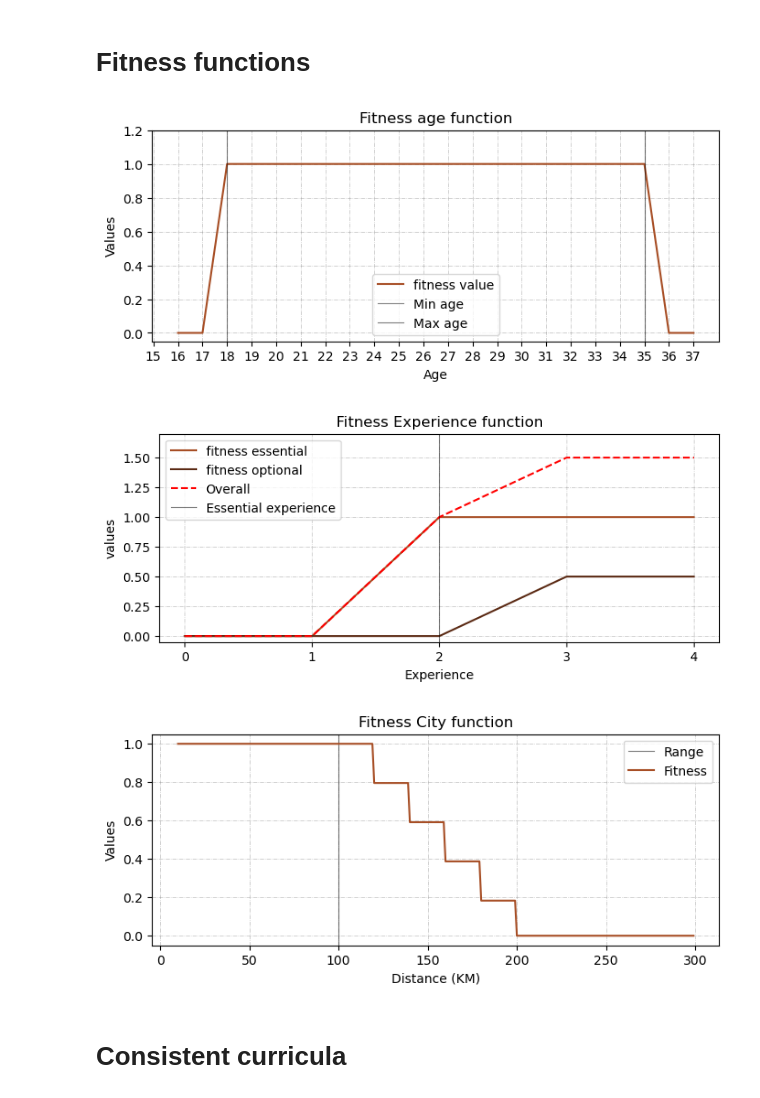
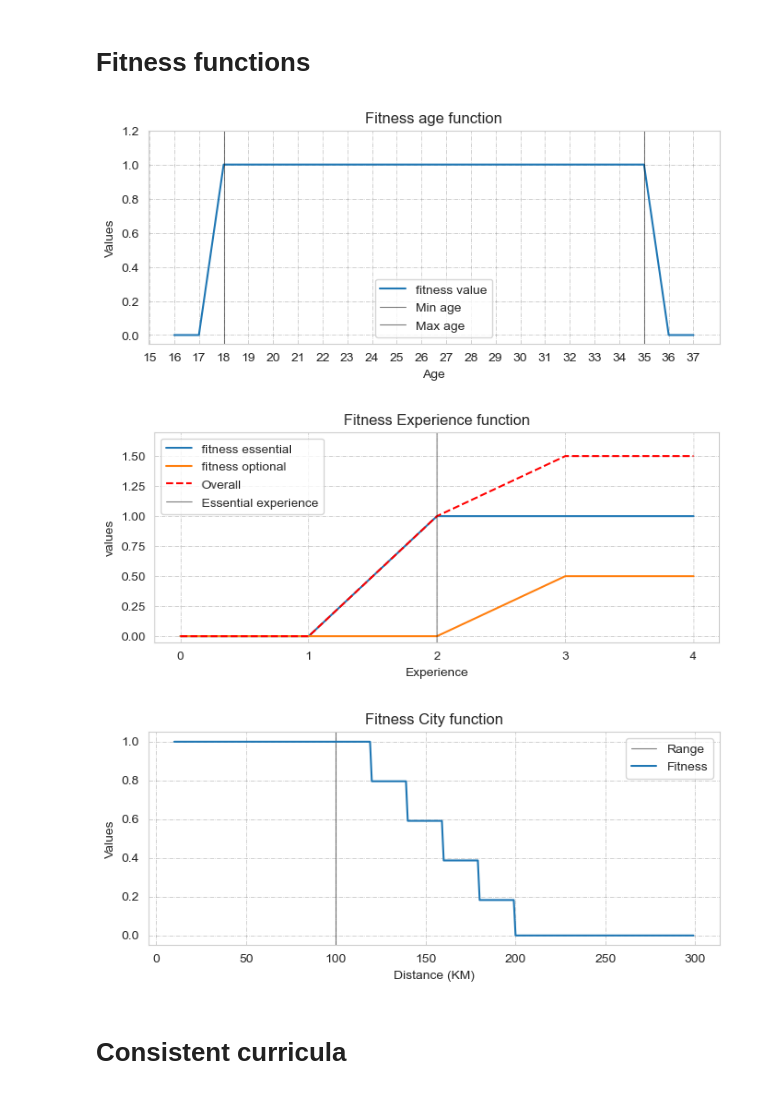
Before and after one commit to jacons/Interpretable-by-design-Human-Recommender, a Jupyter notebook: other_notebook/show_distribution.ipynb, the cells around one changed output. Drawn from its saved outputs; the diff is of its cells as text; code cells hidden in the pictures.

```diff
--- a/other_notebook/show_distribution.ipynb
+++ b/other_notebook/show_distribution.ipynb
@@ -139,7 +118,7 @@ age_score = [FitnessAge.fitness_basic(i,min_age,max_age) for i in ages]
 
 _, axs = plt.subplots(figsize=(8,3))
 
-axs.plot(ages,age_score, color=default_par["color"],label="fitness value")
+sns.lineplot(x=ages,y=age_score, label="fitness value",ax=axs)
 axs.axvline(min_age, alpha=0.5,linewidth=0.8, color="black", label="Min age")
 axs.axvline(max_age, alpha=0.5,linewidth=0.8, color="black", label="Max age")
 axs.grid(color='grey', linestyle='-.', linewidth=0.5, alpha=0.5)
@@ -151,35 +130,35 @@ axs.set_ylabel('Values')
 axs.legend()
 plt.show()
 # %% [output]
-[figure, old version]
+[figure, new version]
 # %%
 exp_essential,exp_optional = 2, True
 experience = [*range(0,5)]
 
 basic_score, bonus_score = [], []
 for i in experience:
     a = FitnessExperience.fitness_basic(exp_essential,i)
     b = FitnessExperience.fitness_bonus(exp_essential, exp_optional, i)
     basic_score.append(a)
     bonus_score.append(b)
 
 overall = [a + b for a,b in zip(basic_score,bonus_score)]
 _, axs = plt.subplots(figsize=(8,3))
 
-axs.plot(experience, basic_score, color=default_par["color"], label="fitness essential")
-axs.plot(experience, bonus_score, color=default_par["edgecolor"], label="fitness optional")
-axs.plot(experience, overall, color="red", linestyle="--", label="Overall")
+sns.lineplot(x=experience, y=basic_score, label="fitness essential")
+sns.lineplot(x=experience, y=bonus_score, label="fitness optional")
+sns.lineplot(x=experience, y=overall, color="red", linestyle="--", label="Overall")
 axs.axvline(exp_essential, alpha=0.5,linewidth=0.8, color="black", label="Essential experience")
 axs.grid(color='grey', linestyle='-.', linewidth=0.5, alpha=0.5)
 axs.set_ylim(-0.05,1.7)
 axs.set_xticks(np.arange(0,5,1))
 axs.set_title("Fitness Experience function")
 axs.set_xlabel('Experience')
 axs.set_ylabel('values')
 axs.legend()
 plt.show()
 # %% [output]
-[figure, old version]
+[figure, new version]
 # %%
 fitness_city = FitnessCity("../sources/cities_distance.csv")
 
@@ -190,7 +169,7 @@ fitness = [fitness_city.distance_scoring(d, range_) for d in distances]
 _, axs = plt.subplots(figsize=(8,3))
 
 axs.axvline(range_, alpha=0.5,linewidth=0.8, color="black", label="Range")
-axs.plot(distances,fitness, label="Fitness", color=default_par["color"])
+sns.lineplot(x=distances,y=fitness, label="Fitness")
 axs.grid(color='grey', linestyle='-.', linewidth=0.5, alpha=0.5)
 axs.set_title("Fitness City function")
 axs.set_xlabel('Distance (KM)')
@@ -200,7 +179,7 @@ axs.set_ylim(-0.05,1.05)
 axs.legend()
 plt.show()
 # %% [output]
-[figure, old version]
+[figure, new version]
 # %% [markdown]
 # Consistent curricula
 # %%
```
Also changed, not shown: parts of 11 cells of this notebook, 23 other files.
